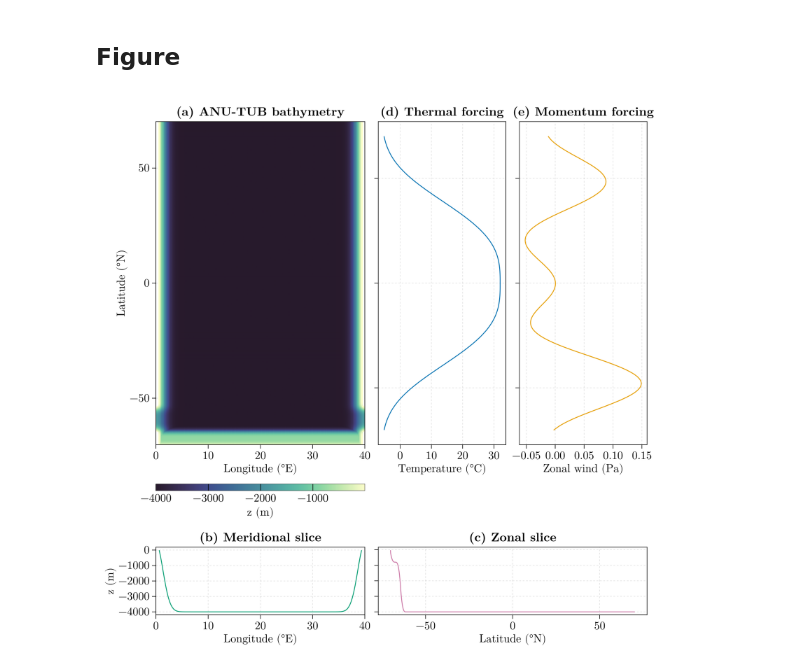
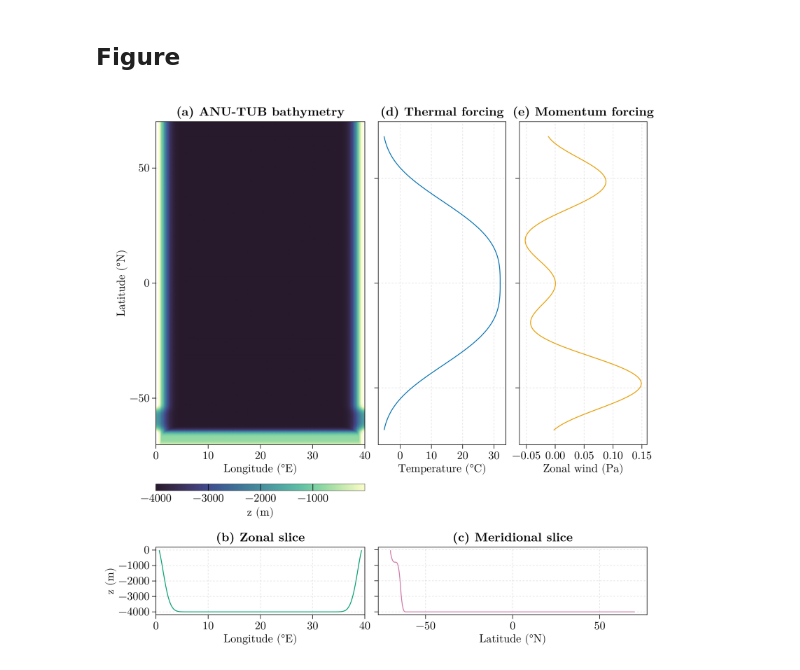
Before and after one commit to jbisits/anu-tub, a Jupyter notebook: outputs/bathymetry_and_forcing.ipynb, the cells around one changed output. Saved outputs shown, nothing was run; the diff lists cells and outputs as text; code cells hidden in the pictures.

```diff
--- a/outputs/bathymetry_and_forcing.ipynb
+++ b/outputs/bathymetry_and_forcing.ipynb
@@ -25,10 +15,10 @@ include("plotting.jl")
 ## Domain info from `ocean_static.nc`
 # %%
 # Extract output paths specific to this experiment and change to its directory
-expt = catalogue["zstar-PPMH3"]
+e = catalogue["hycom1"]
 
-static = expt["static"]
-vc = expt["vc"]
+static = e["static"]
+vc = e["vc"]
 
 crs = get_geo_coords(static, vc)
 nothing
@@ -64,34 +54,34 @@ ax_tf = Axis(fig[1, 2], xlabel = "Temperature (°C)", title = "(d) Thermal forci
 hideydecorations!(ax_tf, grid = false, ticks = false)
 lines!(ax_tf, sstf, crs.lath, color = Makie.wong_colors()[1])
 
 # momentum
 ax_mf = Axis(fig[1, 3], xlabel = "Zonal wind (Pa)", title = "(e) Momentum forcing")
 hideydecorations!(ax_mf, grid = false, ticks = false)
 lines!(ax_mf, taux, crs.lath, color = Makie.wong_colors()[2])
 
 ## Bathymetry
 # whole domain
 ax_bt = Axis(fig[1, 1], xlabel = "Longitude (°E)", ylabel = "Latitude (°N)", title = "(a) ANU-TUB bathymetry")
 hm = heatmap!(ax_bt, crs.lonh, crs.lath, crs.sf, colormap = Reverse(:deep))
 xlims!(ax_bt, 0, 40)
 Colorbar(fig[2, 1], hm ,label = "z (m)", vertical = false, flipaxis = false)
 
 # meridional slice
-ax_m = Axis(fig[3, 1], xlabel = "Longitude (°E)", ylabel = "z (m)", title = "(b) Meridional slice")
+ax_m = Axis(fig[3, 1], xlabel = "Longitude (°E)", ylabel = "z (m)", title = "(b) Zonal slice")
 xlims!(ax_m, 0, 40)
 lines!(ax_m, crs.lonh, crs.sf[:, lat_select], color = Makie.wong_colors()[3])
 
 # zonal slice
-ax_z = Axis(fig[3, 2:3], xlabel = "Latitude (°N)", ylabel = "z (m)", title = "(c) Zonal slice")
+ax_z = Axis(fig[3, 2:3], xlabel = "Latitude (°N)", ylabel = "z (m)", title = "(c) Meridional slice")
 hideydecorations!(ax_z, grid = false, ticks = false)
 lines!(ax_z, crs.lath, crs.sf[lon_select, :], color = Makie.wong_colors()[4])
 
 linkxaxes!(ax_bt, ax_m)
 
 colsize!(fig.layout, 1, Relative(0.9/2))
 rowsize!(fig.layout, 1, Relative(3.25/4))
 
 fig
 # %% [output]
-[figure, old version]
+[figure, new version]
 # %%
```
Also changed, not shown: parts of 3 cells of this notebook, 7 other files.
